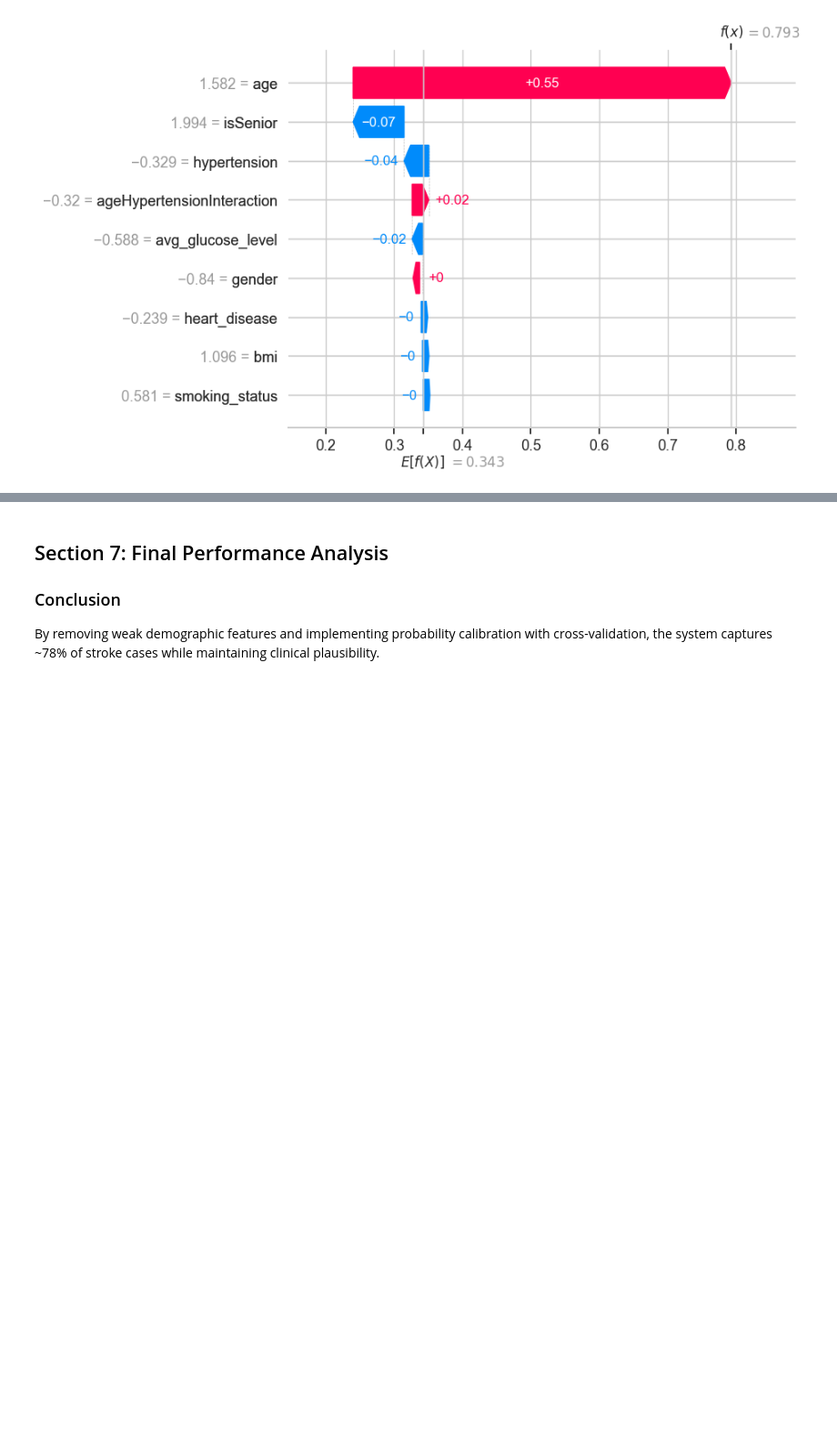
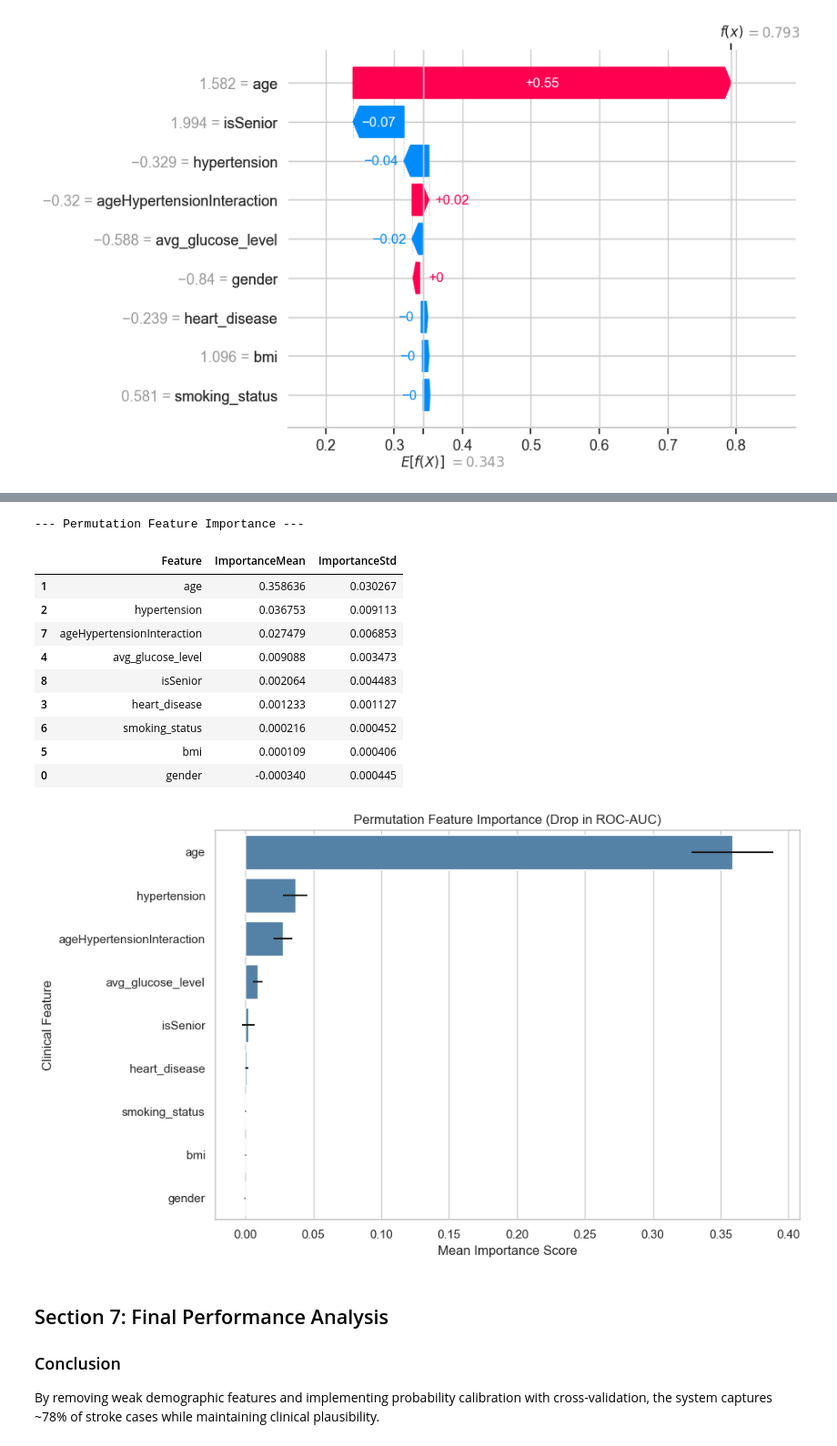
Before and after one commit to ArshaFrn/Explainable-Stroke-Classifier, a Jupyter notebook: main.ipynb, the cells around one changed output, grey strips where cells are left out. Shown at 91% size. Drawn from its saved outputs; the diff is of its cells as text; code cells hidden in the pictures; blank space fills up the shorter version.

```diff
--- a/main.ipynb
+++ b/main.ipynb
@@ -331,3 +336,59 @@ generateClinicalInsights(winnerModel, xTrain, xTest)
+# %%
+def calculateAndPlotImportance(model, xTest: pd.DataFrame, yTest: pd.Series):
+    print("--- Permutation Feature Importance ---")
+    # Calculate permutation importance
+    # We use 'roc_auc' as the scoring metric since accuracy is misleading for imbalanced data
+    permuteResults = permutation_importance(
+        model, xTest, yTest,
+        n_repeats=10,
+        random_state=42,
+        scoring='roc_auc',
+        n_jobs=-1
+    )
+
+    # Bundle into a DataFrame and sort
+    importanceDf = pd.DataFrame({
+        'Feature': xTest.columns,
+        'ImportanceMean': permuteResults.importances_mean,
+        'ImportanceStd': permuteResults.importances_std
+    }).sort_values(by='ImportanceMean', ascending=False)
+
+    # Display the raw numbers
+    display(importanceDf)
+
+    # Plot the results
+    plt.figure(figsize=(10, 6))
+    sns.barplot(
+        x='ImportanceMean',
+        y='Feature',
+        data=importanceDf,
+        color='steelblue',
+        xerr=importanceDf['ImportanceStd']
+    )
+    plt.title("Permutation Feature Importance (Drop in ROC-AUC)")
+    plt.xlabel("Mean Importance Score")
+    plt.ylabel("Clinical Feature")
+    plt.tight_layout()
+
+    # Save the artifact
+    plt.savefig('outputs/permutation_importance.png')
+    plt.show()
+
+# Execute the function
+calculateAndPlotImportance(winnerModel, xTest, yTest)
+# %% [output]
+--- Permutation Feature Importance ---
+|  | Feature | ImportanceMean | ImportanceStd |
+| 1 | age | 0.358636 | 0.030267 |
+| 2 | hypertension | 0.036753 | 0.009113 |
+| 7 | ageHypertensionInteraction | 0.027479 | 0.006853 |
+| 4 | avg_glucose_level | 0.009088 | 0.003473 |
+| 8 | isSenior | 0.002064 | 0.004483 |
+| 3 | heart_disease | 0.001233 | 0.001127 |
+| 6 | smoking_status | 0.000216 | 0.000452 |
+| 5 | bmi | 0.000109 | 0.000406 |
+| 0 | gender | -0.000340 | 0.000445 |
+[figure, added]
 # %% [markdown]
 ## Section 7: Final Performance Analysis
 
```
Also changed, not shown: parts of 2 cells of this notebook, 2 other files.
